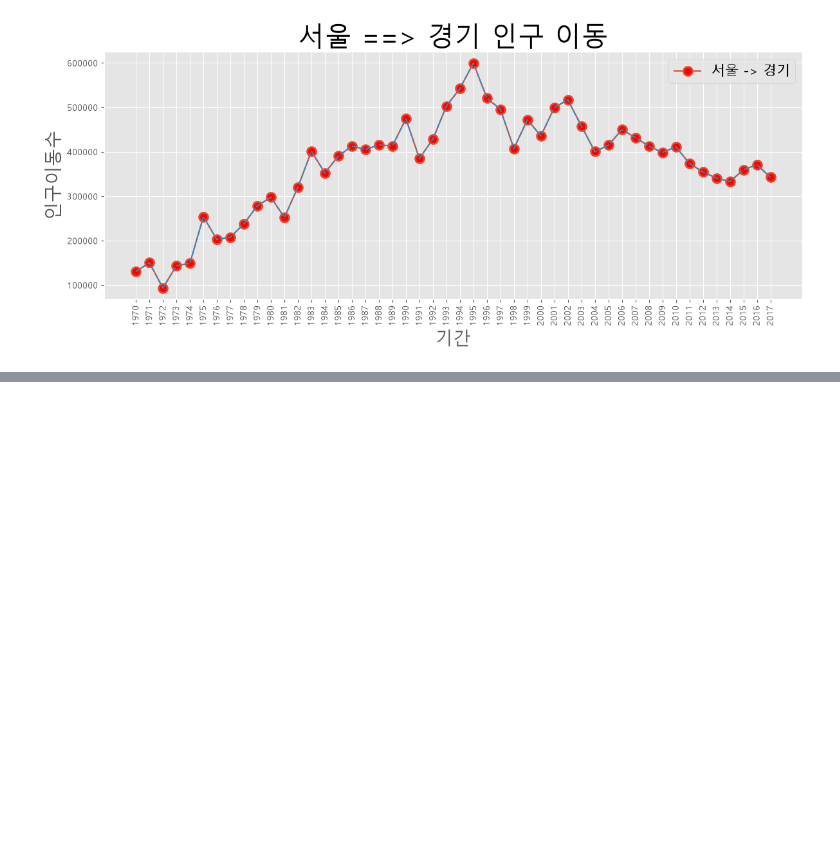
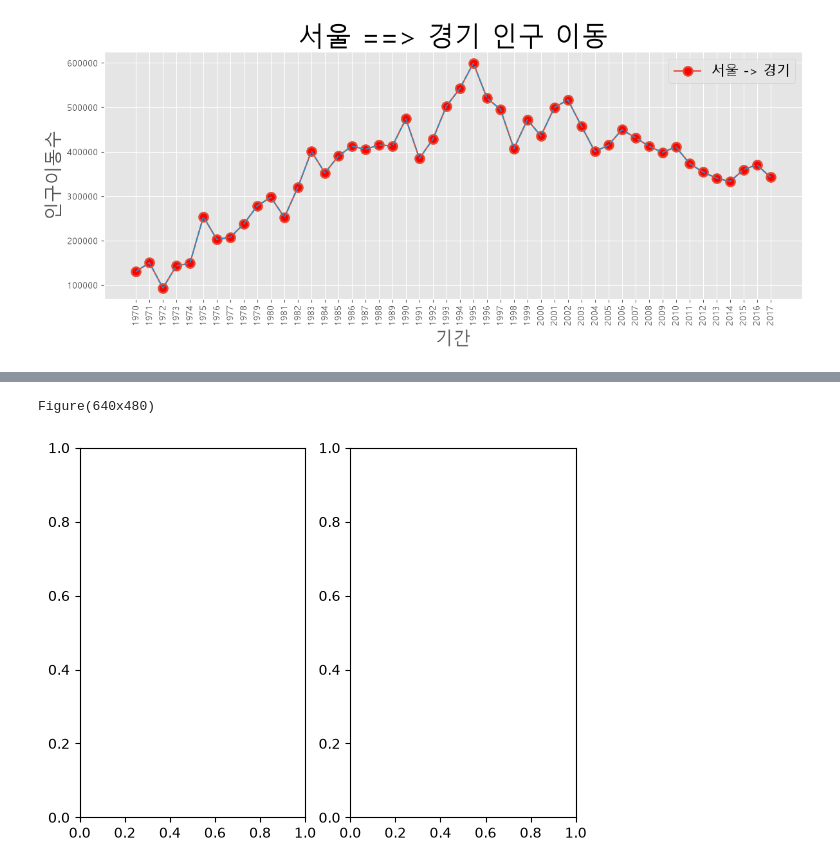
Before and after one commit to Kyoeun33/18_data_analysis, a Jupyter notebook: 01_metapolib.ipynb, the cells around one changed output, grey strips where cells are left out. Saved outputs shown, nothing was run; the diff lists cells and outputs as text; code cells hidden in the pictures; blank space fills up the shorter version.

```diff
--- a/01_metapolib.ipynb
+++ b/01_metapolib.ipynb
@@ -203,0 +247,7 @@ plt.show()
+# %%
+fig,aces = plt.subplots(1,2)
+
+print(fig)
+# %% [output]
+Figure(640x480)
+[figure, added]
```
Also changed, not shown: parts of 11 cells of this notebook, 2 other files.
